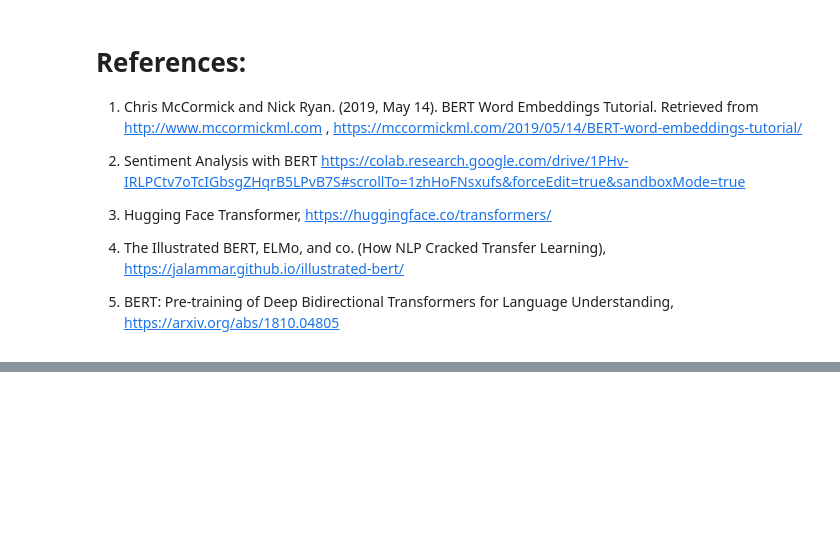
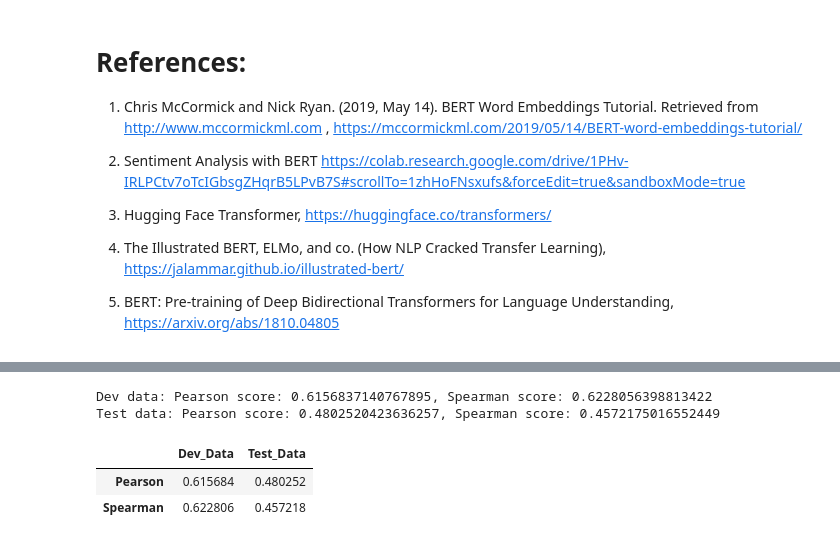
Before and after one commit to glingden/NLP-Sentiment-Analysis, a Jupyter notebook: Bert_Semantic_Text_Similarity.ipynb, the cells around one changed output, grey strips where cells are left out. Drawn from its saved outputs; the diff is of its cells as text; code cells hidden in the pictures; blank space fills up the shorter version.

Commit message:
Bert Semantic Text Similarity

```diff
--- a/Bert_Semantic_Text_Similarity.ipynb
+++ b/Bert_Semantic_Text_Similarity.ipynb
@@ -1259,0 +1725,15 @@ Fri Jul  3 16:16:59 2020
+# %%
+#initiate necessary class object
+text_tokenizer = SpacyTokenizer() #tokenizer
+elmo_indexer = ELMoTokenCharactersIndexer() #character Indexer
+vocab = Vocabulary()# initiate vocab
+
+elmo_token_embedder = ElmoTokenEmbedder(options_file, weight_file) #elmo token embedder
+elmo_textfield_embedder = BasicTextFieldEmbedder({"elmo_tokens": elmo_token_embedder}) #textfield embedder
+# %%
+%%time
+#extract embedding
+dev_first_sent_emlo_embeded = elmo_feature_embedding(df_dev.sentence_1.values.tolist(), elmo_textfield_embedder, text_tokenizer, elmo_indexer, vocab )
+dev_second_sent_emlo_embeded = elmo_feature_embedding(df_dev.sentence_2.values.tolist(), elmo_textfield_embedder, text_tokenizer, elmo_indexer, vocab )
+test_first_sent_emlo_embeded = elmo_feature_embedding(df_test.sentence_1.values.tolist(), elmo_textfield_embedder, text_tokenizer, elmo_indexer, vocab )
+test_second_sent_emlo_embeded = elmo_feature_embedding(df_test.sentence_2.values.tolist(), elmo_textfield_embedder, text_tokenizer, elmo_indexer, vocab )
@@ -1259,0 +1743,25 @@ Fri Jul  3 16:16:59 2020
+# %%
+#calcualte cosine similarity, pearson and spearman score
+elmo_pear_spear_score = defaultdict(list) #store scores
+dev_cos = calc_similarity_score(dev_first_sent_emlo_embeded, dev_second_sent_emlo_embeded).flatten()
+dev_pear, dev_spear = cal_pearson_spearman_score(dev_cos, df_dev.loc[:,'score(0-5)'].values )
+elmo_pear_spear_score['dev'].append(dev_pear)
+elmo_pear_spear_score['dev'].append(dev_pear)
+print('Dev data: Pearson score: {}, Spearman score: {}'.format(dev_pear,dev_spear))
+
+test_cos = calc_similarity_score(test_first_sent_emlo_embeded, test_second_sent_emlo_embeded).flatten()
+test_pear, test_spear = cal_pearson_spearman_score(test_cos, df_test.loc[:,'score(0-5)'].values )
+print('Test data: Pearson score: {}, Spearman score: {}'.format(test_pear,test_spear))
+# %% [output]
+Dev data: Pearson score: 0.6156837140767895, Spearman score: 0.6228056398813422
+Test data: Pearson score: 0.4802520423636257, Spearman score: 0.4572175016552449
+# %%
+#show in panda dataframe
+pd.DataFrame.from_dict({'Pearson': [dev_pear, test_pear ] , 'Spearman': [ dev_spear,test_spear ]},
+                          orient='index',
+                          columns=['Dev_Data', 'Test_Data']
+                          )
+# %% [output]
+|  | Dev_Data | Test_Data |
+| Pearson | 0.615684 | 0.480252 |
+| Spearman | 0.622806 | 0.457218 |
```
Also changed, not shown: parts of 35 cells of this notebook.
